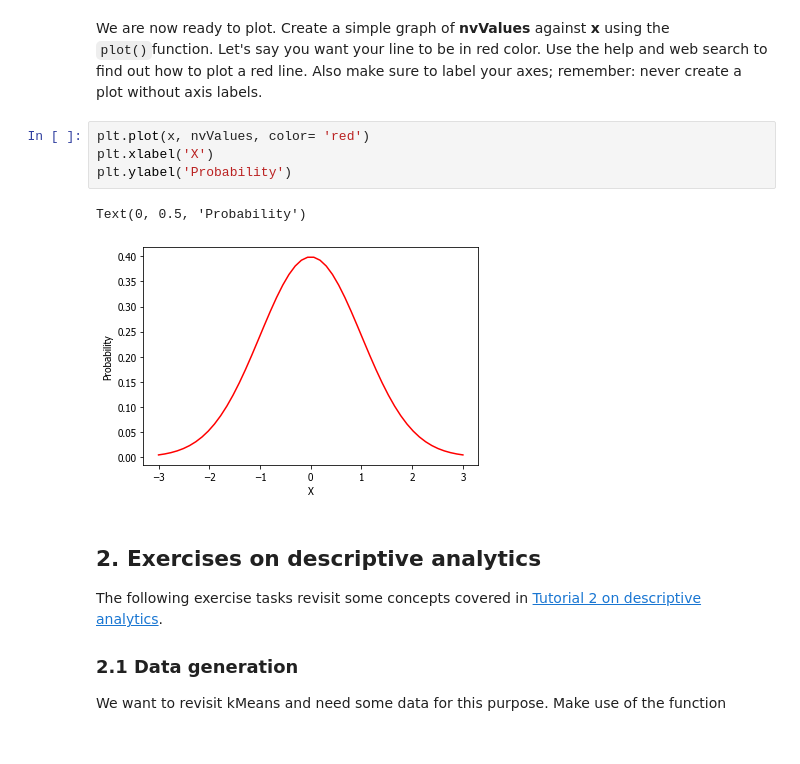
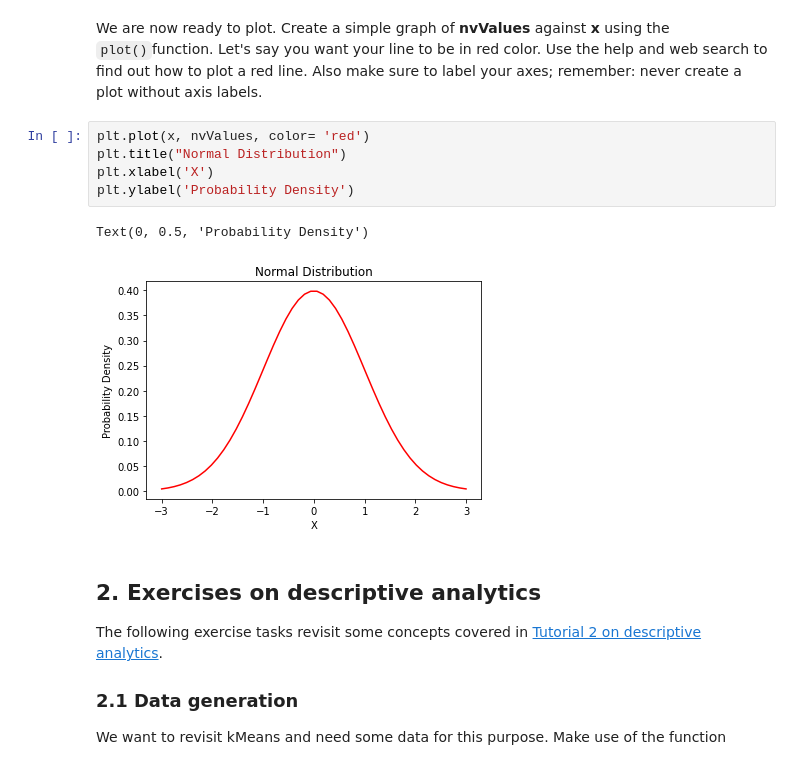
Before and after one commit to burghoffdavid/bads, a Jupyter notebook: exercises/2_ex_descriptive_analytics.ipynb, the cells around one changed output. Saved outputs shown, nothing was run; the diff lists cells and outputs as text.

```diff
--- a/exercises/2_ex_descriptive_analytics.ipynb
+++ b/exercises/2_ex_descriptive_analytics.ipynb
@@ -54,11 +54,12 @@ print(nvValues)
 We are now ready to plot. Create a simple graph of **nvValues** against **x** using the `plot()`function. Let's say you want your line to be in red color. Use the help and web search to find out how to plot a red line. Also make sure to label your axes; remember: never create a plot without axis labels.
 # %%
 plt.plot(x, nvValues, color= 'red')
+plt.title("Normal Distribution")
 plt.xlabel('X')
-plt.ylabel('Probability')
+plt.ylabel('Probability Density')
 # %% [output]
-Text(0, 0.5, 'Probability')
+Text(0, 0.5, 'Probability Density')
-[figure, old version]
+[figure, new version]
 # %% [markdown]
 ## 2. Exercises on descriptive analytics
 The following exercise tasks revisit some concepts covered in [Tutorial 2 on descriptive analytics](https://github.com/Humboldt-WI/bads/blob/master/tutorials/2_nb_descriptive_analytics.ipynb).
```
Also changed, not shown: parts of 29 cells of this notebook, 3 other files.
